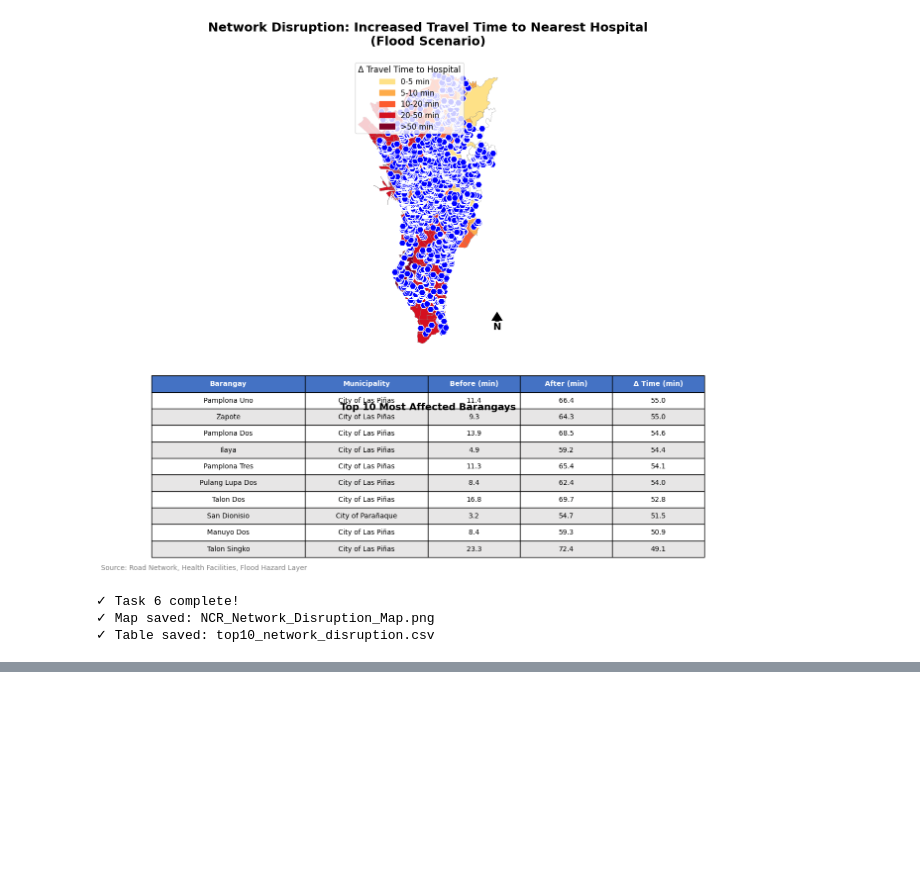
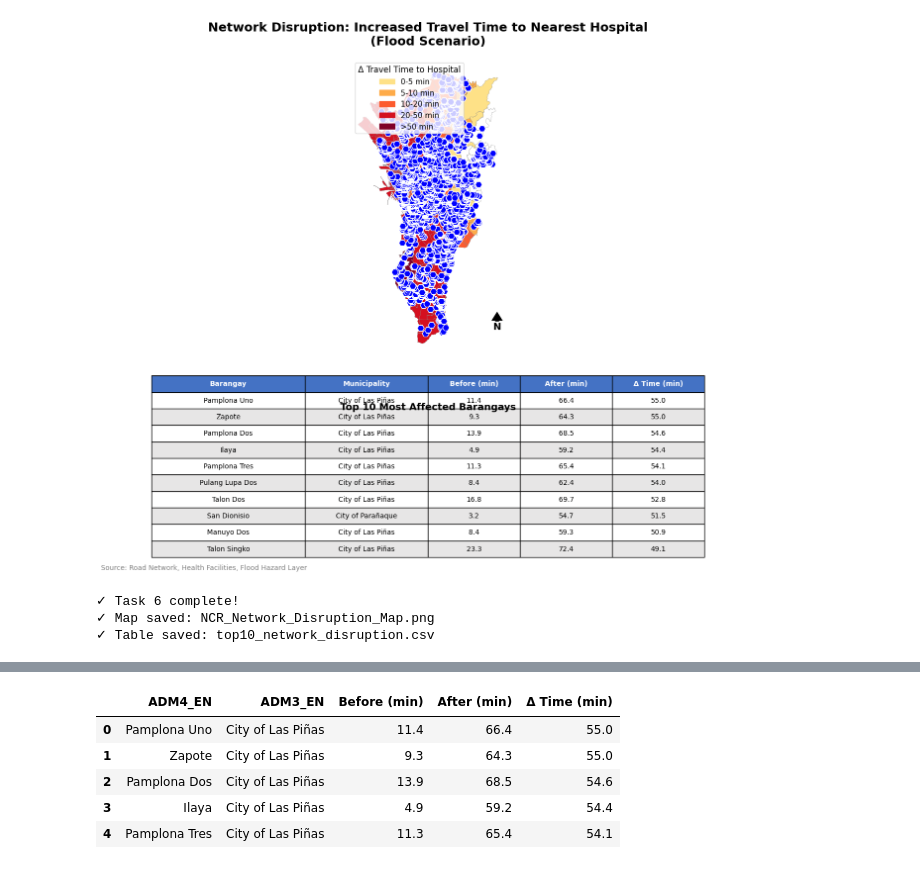
Before and after one commit to Gurlly/case_study_flood, a Jupyter notebook: NOTEBOOKS/03_network_disruption.ipynb, the cells around one changed output, grey strips where cells are left out. Cells and saved outputs as stored; diff of their text form; code cells hidden in the pictures; blank space fills up the shorter version.

```diff
--- a/NOTEBOOKS/03_network_disruption.ipynb
+++ b/NOTEBOOKS/03_network_disruption.ipynb
@@ -416,0 +447,13 @@ print(f"✓ Table saved: top10_network_disruption.csv")
+# %%
+network_stats = pd.read_csv("F:\\Data Visualization\\Case Study\\FIGURES\\top10_network_disruption.csv")
+
+network_stats_renamed = network_stats.rename(columns={"Barangay": "ADM4_EN", "Municipality": "ADM3_EN"})
+
+network_stats_renamed.head()
+# %% [output]
+|  | ADM4_EN | ADM3_EN | Before (min) | After (min) | Δ Time (min) |
+| 0 | Pamplona Uno | City of Las Piñas | 11.4 | 66.4 | 55.0 |
+| 1 | Zapote | City of Las Piñas | 9.3 | 64.3 | 55.0 |
+| 2 | Pamplona Dos | City of Las Piñas | 13.9 | 68.5 | 54.6 |
+| 3 | Ilaya | City of Las Piñas | 4.9 | 59.2 | 54.4 |
+| 4 | Pamplona Tres | City of Las Piñas | 11.3 | 65.4 | 54.1 |
```
Also changed, not shown: parts of 20 cells of this notebook, 3 other files.
